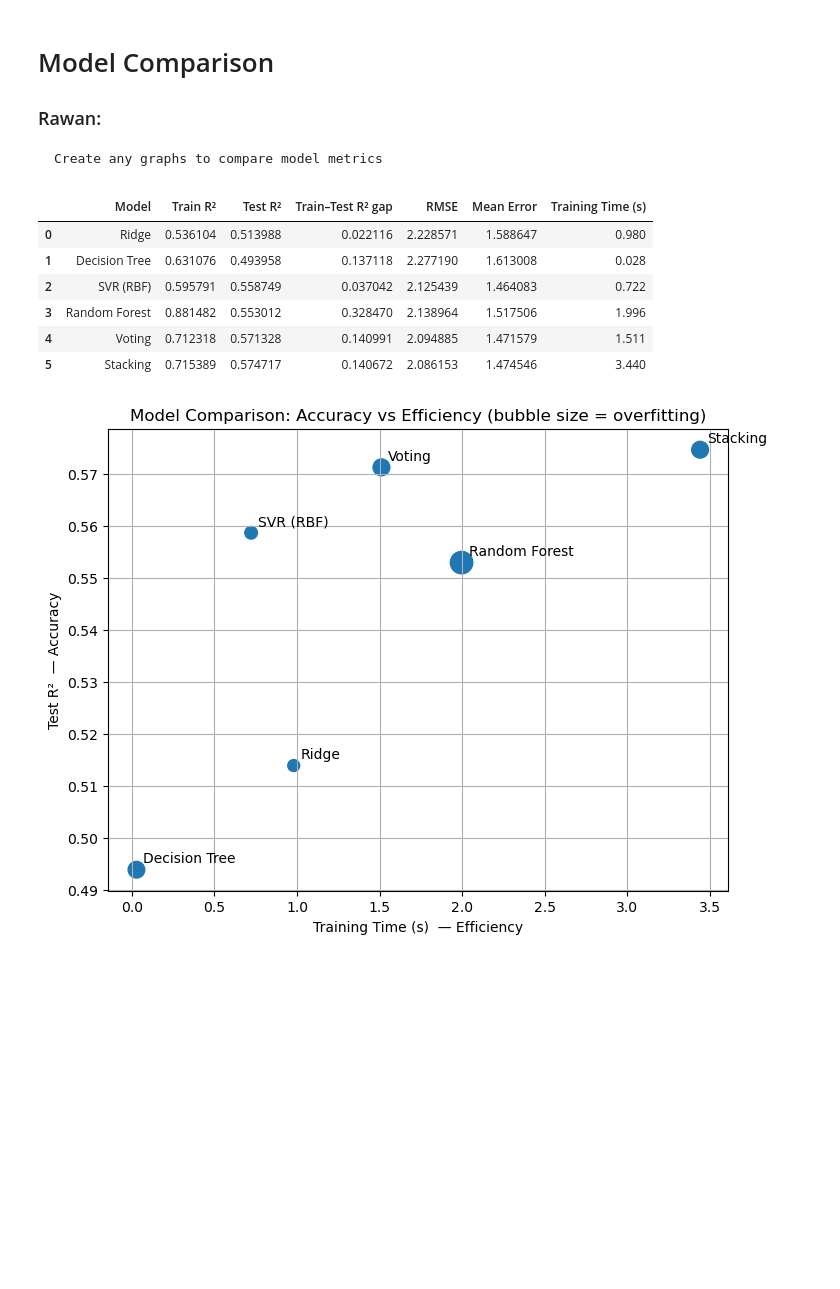
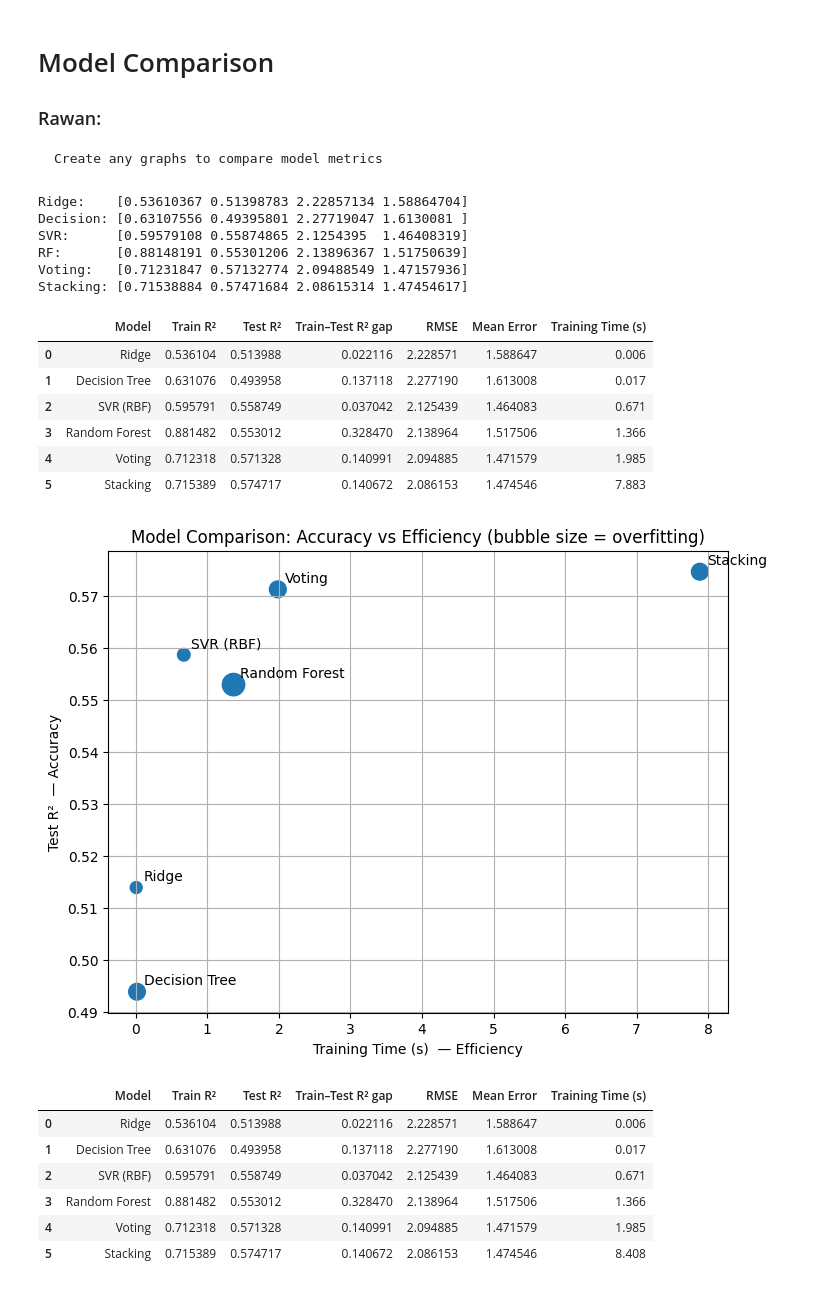
Before and after one commit to el5ie/predict-cw2-C, a Jupyter notebook: main.ipynb, the cells around one changed output. Drawn from its saved outputs; the diff is of its cells as text; code cells hidden in the pictures; blank space fills up the shorter version.

```diff
--- a/main.ipynb
+++ b/main.ipynb
@@ -5308,6 +5308,12 @@ R² at different train sizes:
     Create any graphs to compare model metrics
 # %%
 # Rawan's code cell
+print("Ridge:   ", ridgePerformance)
+print("Decision:", decisionTreePerformance)
+print("SVR:     ", svrRbfPerformance)
+print("RF:      ", randomForestPerformance)
+print("Voting:  ", votingPerformance)
+print("Stacking:", stackingPerformance)
 
 # 1) Collect accuracy metrics
 #    Each: [Train R2, Test R2, RMSE, Mean Error]
@@ -5340,12 +5346,12 @@ mean_err = perf_matrix[:, 3]
 #    Taken from the earlier efficiency / summary cells
 
 training_time = np.array([
-    0.980,  # Ridge
-    0.028,  # Decision Tree
-    0.722,  # SVR (RBF)
-    1.996,  # Random Forest
-    1.511,  # Voting
-    3.440   # Stacking
+    0.006,  # Ridge
+    0.017,  # Decision Tree
+    0.671,  # SVR (RBF)
+    1.366,  # Random Forest
+    1.985,  # Voting
+    7.883   # Stacking
 ])
 
 
@@ -5383,37 +5389,50 @@ for i, name in enumerate(model_names):
 
 plt.xlabel("Training Time (s)  — Efficiency")
 plt.ylabel("Test R²  — Accuracy")
 plt.title("Model Comparison: Accuracy vs Efficiency (bubble size = overfitting)")
 plt.grid(True)
 plt.show()
 
 
 # Hey, all the performance metrics are stored in the following variables:
 #
 # Pre-processing:
     # colEncodedPerformance - Ridge Regression with One-Hot Encoded Gender
     # twoColEncodedPerformance - Ridge Regression with 2 Column Encoded Gender
     # numEncodedPerformance - Ridge Regression with Numerical Encoded Gender
 # Non ensemble models:
     # ridgePerformance - Ridge Regression
     # decisionTreePerformance - Decision Tree
     # svrRbfPerformance - SVR RBF
 # Ensemble models:
     # randomForestPerformance - Random Forest
     # votingPerformance - Voting Regressor
     # stackingPerformance - Stacking Regressor
 #
 # Each is a numpy array with the following structure:
 # [Train R2, Test R2, RMSE, Mean Error]
 #
 # Eg, the RMSE of Random forest can be acessed with randomForestPerformance[2]
 # Hope that helps, From Jude :)
 # %% [output]
+Ridge:    [0.53610367 0.51398783 2.22857134 1.58864704]
+Decision: [0.63107556 0.49395801 2.27719047 1.6130081 ]
+SVR:      [0.59579108 0.55874865 2.1254395  1.46408319]
+RF:       [0.88148191 0.55301206 2.13896367 1.51750639]
+Voting:   [0.71231847 0.57132774 2.09488549 1.47157936]
+Stacking: [0.71538884 0.57471684 2.08615314 1.47454617]
 |  | Model | Train R² | Test R² | Train–Test R² gap | RMSE | Mean Error | Training Time (s) |
-| 0 | Ridge | 0.536104 | 0.513988 | 0.022116 | 2.228571 | 1.588647 | 0.980 |
-| 1 | Decision Tree | 0.631076 | 0.493958 | 0.137118 | 2.277190 | 1.613008 | 0.028 |
-| 2 | SVR (RBF) | 0.595791 | 0.558749 | 0.037042 | 2.125439 | 1.464083 | 0.722 |
-| 3 | Random Forest | 0.881482 | 0.553012 | 0.328470 | 2.138964 | 1.517506 | 1.996 |
-| 4 | Voting | 0.712318 | 0.571328 | 0.140991 | 2.094885 | 1.471579 | 1.511 |
-| 5 | Stacking | 0.715389 | 0.574717 | 0.140672 | 2.086153 | 1.474546 | 3.440 |
+| 0 | Ridge | 0.536104 | 0.513988 | 0.022116 | 2.228571 | 1.588647 | 0.006 |
+| 1 | Decision Tree | 0.631076 | 0.493958 | 0.137118 | 2.277190 | 1.613008 | 0.017 |
+| 2 | SVR (RBF) | 0.595791 | 0.558749 | 0.037042 | 2.125439 | 1.464083 | 0.671 |
+| 3 | Random Forest | 0.881482 | 0.553012 | 0.328470 | 2.138964 | 1.517506 | 1.366 |
+| 4 | Voting | 0.712318 | 0.571328 | 0.140991 | 2.094885 | 1.471579 | 1.985 |
+| 5 | Stacking | 0.715389 | 0.574717 | 0.140672 | 2.086153 | 1.474546 | 7.883 |
-[figure, old version]
+[figure, new version]
+|  | Model | Train R² | Test R² | Train–Test R² gap | RMSE | Mean Error | Training Time (s) |
+| 0 | Ridge | 0.536104 | 0.513988 | 0.022116 | 2.228571 | 1.588647 | 0.006 |
+| 1 | Decision Tree | 0.631076 | 0.493958 | 0.137118 | 2.277190 | 1.613008 | 0.017 |
+| 2 | SVR (RBF) | 0.595791 | 0.558749 | 0.037042 | 2.125439 | 1.464083 | 0.671 |
+| 3 | Random Forest | 0.881482 | 0.553012 | 0.328470 | 2.138964 | 1.517506 | 1.366 |
+| 4 | Voting | 0.712318 | 0.571328 | 0.140991 | 2.094885 | 1.471579 | 1.985 |
+| 5 | Stacking | 0.715389 | 0.574717 | 0.140672 | 2.086153 | 1.474546 | 8.408 |
```
Also changed, not shown: parts of 14 cells of this notebook, 1 other file.
